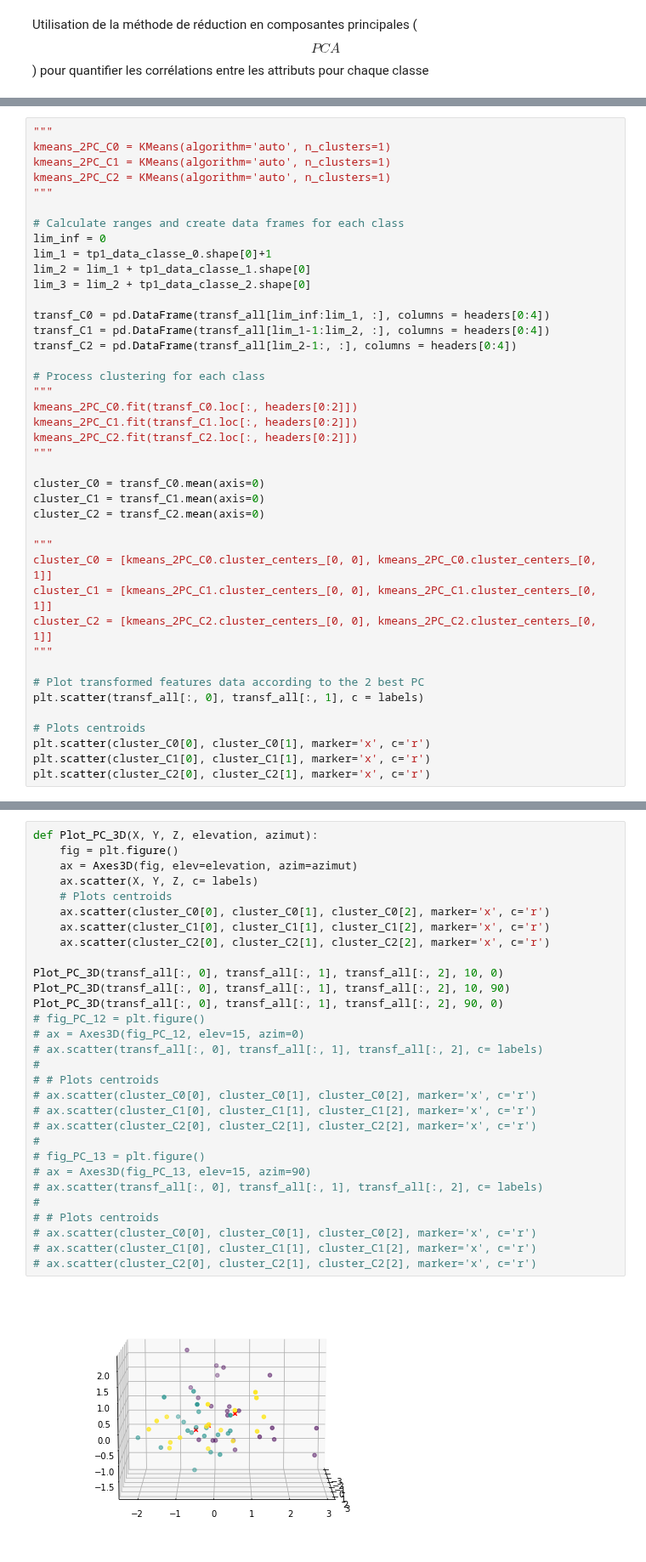
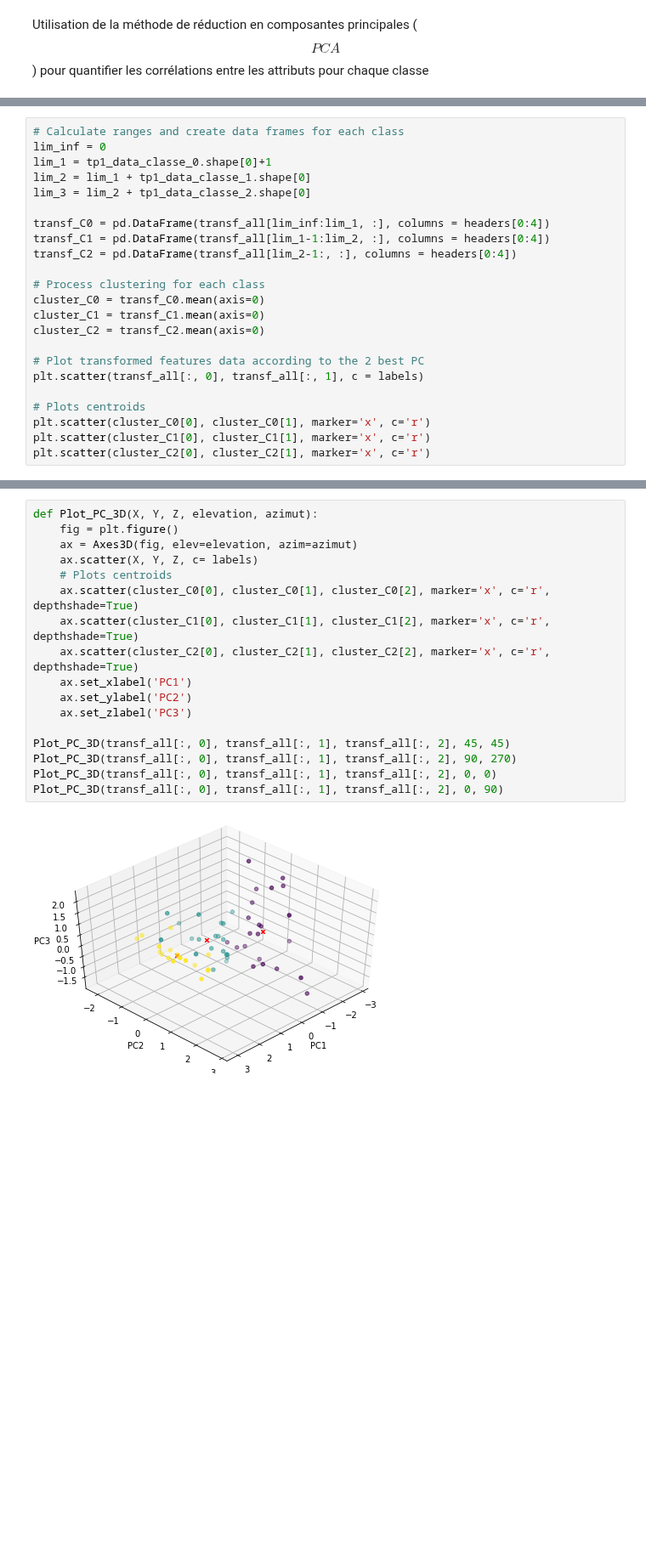
Before and after one commit to ggs22/IFT870-TP1, a Jupyter notebook: tp1.ipynb, the cells around one changed output, grey strips where cells are left out. Shown at 85% size. Drawn from its saved outputs; the diff is of its cells as text; blank space fills up the shorter version.

Commit message:
Code clean up, set x, y, z labels for 3D plots

```diff
--- a/tp1.ipynb
+++ b/tp1.ipynb
@@ -217,10 +168,4 @@ plt.scatter(transf_C0[:, 0], transf_C0[:, 3], c = 'green')
 # %%
-"""
-kmeans_2PC_C0 = KMeans(algorithm='auto', n_clusters=1)
-kmeans_2PC_C1 = KMeans(algorithm='auto', n_clusters=1)
-kmeans_2PC_C2 = KMeans(algorithm='auto', n_clusters=1)
-"""
-
 # Calculate ranges and create data frames for each class
 lim_inf = 0
 lim_1 = tp1_data_classe_0.shape[0]+1
@@ -232,21 +177,9 @@ transf_C1 = pd.DataFrame(transf_all[lim_1-1:lim_2, :], columns = headers[0:4])
 transf_C2 = pd.DataFrame(transf_all[lim_2-1:, :], columns = headers[0:4])
 
 # Process clustering for each class
-"""
-kmeans_2PC_C0.fit(transf_C0.loc[:, headers[0:2]])
-kmeans_2PC_C1.fit(transf_C1.loc[:, headers[0:2]])
-kmeans_2PC_C2.fit(transf_C2.loc[:, headers[0:2]])
-"""
-
 cluster_C0 = transf_C0.mean(axis=0)
 cluster_C1 = transf_C1.mean(axis=0)
 cluster_C2 = transf_C2.mean(axis=0)
-
-"""
-cluster_C0 = [kmeans_2PC_C0.cluster_centers_[0, 0], kmeans_2PC_C0.cluster_centers_[0, 1]]
-cluster_C1 = [kmeans_2PC_C1.cluster_centers_[0, 0], kmeans_2PC_C1.cluster_centers_[0, 1]]
-cluster_C2 = [kmeans_2PC_C2.cluster_centers_[0, 0], kmeans_2PC_C2.cluster_centers_[0, 1]]
-"""
 
 # Plot transformed features data according to the 2 best PC
 plt.scatter(transf_all[:, 0], transf_all[:, 1], c = labels)
@@ -267,32 +197,19 @@ plt.scatter(cluster_C2[0], cluster_C2[1], marker='x', c='r')
 # %%
 def Plot_PC_3D(X, Y, Z, elevation, azimut):
     fig = plt.figure()
     ax = Axes3D(fig, elev=elevation, azim=azimut)
     ax.scatter(X, Y, Z, c= labels)
     # Plots centroids
-    ax.scatter(cluster_C0[0], cluster_C0[1], cluster_C0[2], marker='x', c='r')
-    ax.scatter(cluster_C1[0], cluster_C1[1], cluster_C1[2], marker='x', c='r')
-    ax.scatter(cluster_C2[0], cluster_C2[1], cluster_C2[2], marker='x', c='r')
+    ax.scatter(cluster_C0[0], cluster_C0[1], cluster_C0[2], marker='x', c='r', depthshade=True)
+    ax.scatter(cluster_C1[0], cluster_C1[1], cluster_C1[2], marker='x', c='r', depthshade=True)
+    ax.scatter(cluster_C2[0], cluster_C2[1], cluster_C2[2], marker='x', c='r', depthshade=True)
+    ax.set_xlabel('PC1')
+    ax.set_ylabel('PC2')
+    ax.set_zlabel('PC3')
 
-Plot_PC_3D(transf_all[:, 0], transf_all[:, 1], transf_all[:, 2], 10, 0)
-Plot_PC_3D(transf_all[:, 0], transf_all[:, 1], transf_all[:, 2], 10, 90)
-Plot_PC_3D(transf_all[:, 0], transf_all[:, 1], transf_all[:, 2], 90, 0)
-# fig_PC_12 = plt.figure()
-# ax = Axes3D(fig_PC_12, elev=15, azim=0)
-# ax.scatter(transf_all[:, 0], transf_all[:, 1], transf_all[:, 2], c= labels)
-#
-# # Plots centroids
-# ax.scatter(cluster_C0[0], cluster_C0[1], cluster_C0[2], marker='x', c='r')
-# ax.scatter(cluster_C1[0], cluster_C1[1], cluster_C1[2], marker='x', c='r')
-# ax.scatter(cluster_C2[0], cluster_C2[1], cluster_C2[2], marker='x', c='r')
-#
-# fig_PC_13 = plt.figure()
-# ax = Axes3D(fig_PC_13, elev=15, azim=90)
-# ax.scatter(transf_all[:, 0], transf_all[:, 1], transf_all[:, 2], c= labels)
-#
-# # Plots centroids
-# ax.scatter(cluster_C0[0], cluster_C0[1], cluster_C0[2], marker='x', c='r')
-# ax.scatter(cluster_C1[0], cluster_C1[1], cluster_C1[2], marker='x', c='r')
-# ax.scatter(cluster_C2[0], cluster_C2[1], cluster_C2[2], marker='x', c='r')
+Plot_PC_3D(transf_all[:, 0], transf_all[:, 1], transf_all[:, 2], 45, 45)
+Plot_PC_3D(transf_all[:, 0], transf_all[:, 1], transf_all[:, 2], 90, 270)
+Plot_PC_3D(transf_all[:, 0], transf_all[:, 1], transf_all[:, 2], 0, 0)
+Plot_PC_3D(transf_all[:, 0], transf_all[:, 1], transf_all[:, 2], 0, 90)
 # %% [output]
-[figure, old version]
+[figure, new version]
```
Also changed, not shown: parts of 6 cells of this notebook.
